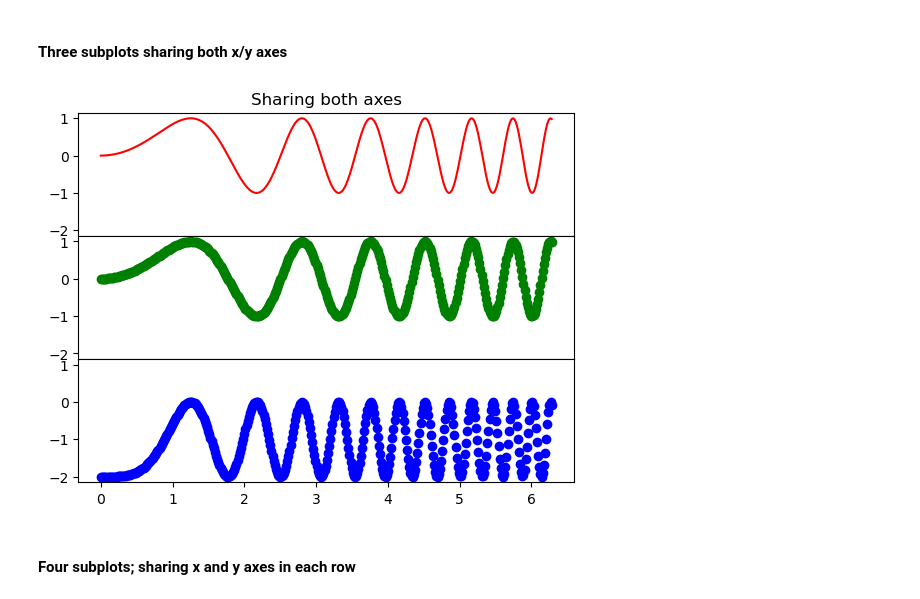
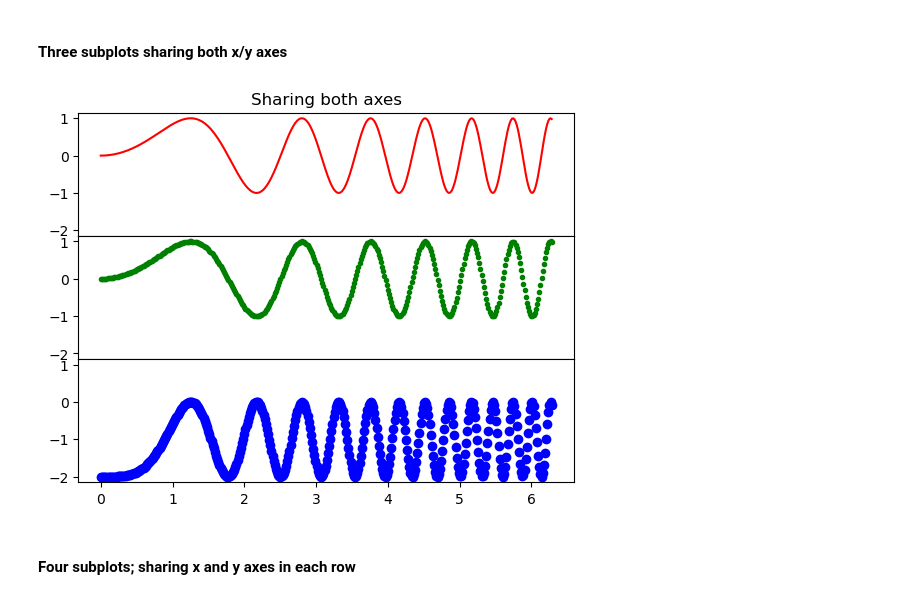
Before and after one commit to ds-connectors/Physics-88-SP23, a Jupyter notebook: Week05/Lecture03.ipynb, the cells around one changed output. Saved outputs shown, nothing was run; the diff lists cells and outputs as text; code cells hidden in the pictures.

```diff
--- a/Week05/Lecture03.ipynb
+++ b/Week05/Lecture03.ipynb
@@ -425,15 +482,15 @@ Text(0.5, 0, 'time (s)')
 # %%
 f, (ax1, ax2, ax3) = plt.subplots(3,sharex=True,sharey=True)
 ax1.plot(x, y, 'r')
 ax1.set_title('Sharing both axes')
-ax2.scatter(x, y, color='g')
+ax2.scatter(x, y, marker='.', color='g')
 ax3.scatter(x, 2 * y ** 2 - 2, color='b')
 # Fine-tune figure; make subplots close to each other and hide x ticks for
 # all but bottom plot.
 f.subplots_adjust(hspace=0)
 foo = plt.setp([a.get_xticklabels() for a in f.axes[:-1]], visible=False)
 # %% [output]
-[figure, old version]
+[figure, new version]
 # %% [markdown]
 #### Four subplots; sharing x and y axes in each row
 # %%
```
Also changed, not shown: parts of 14 cells of this notebook, 12 other files.
